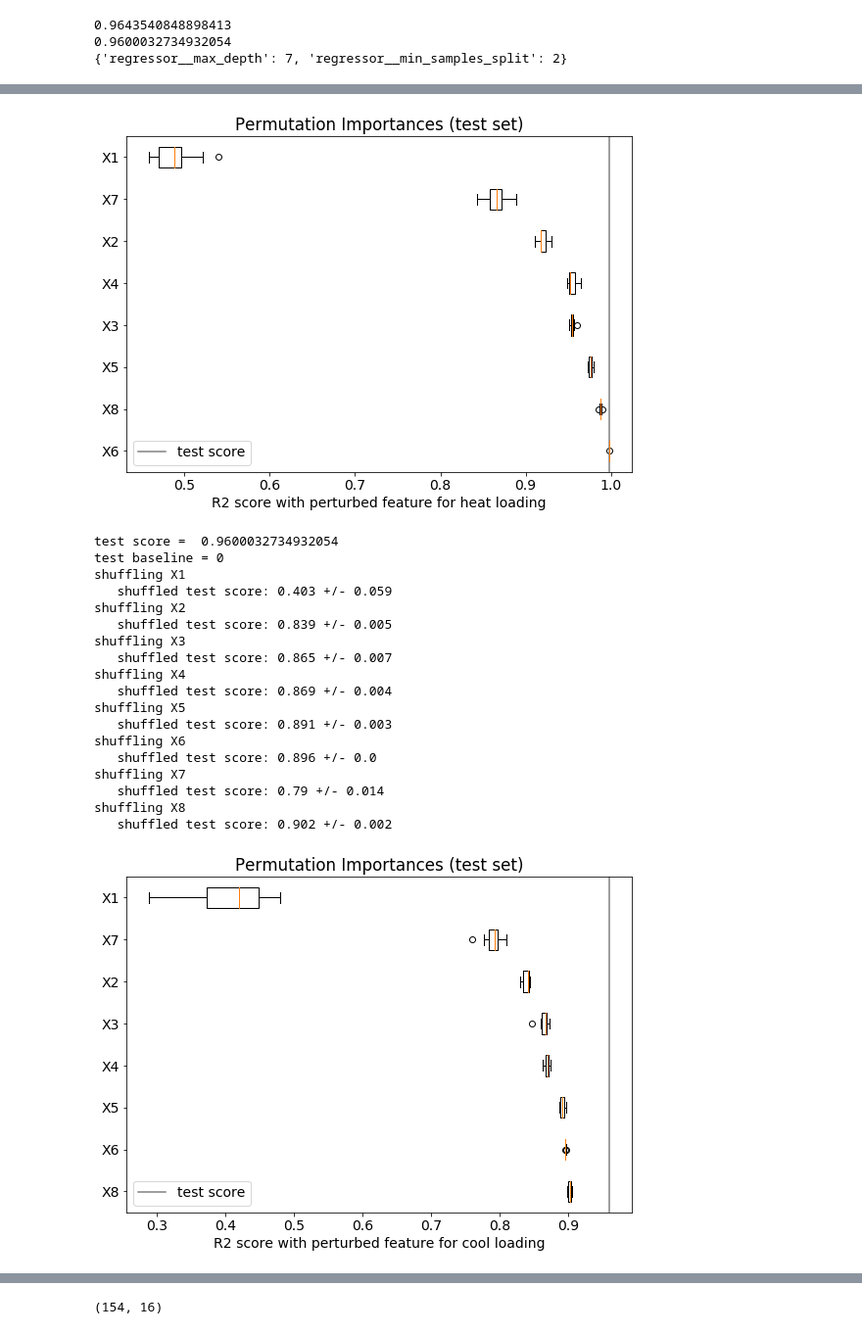
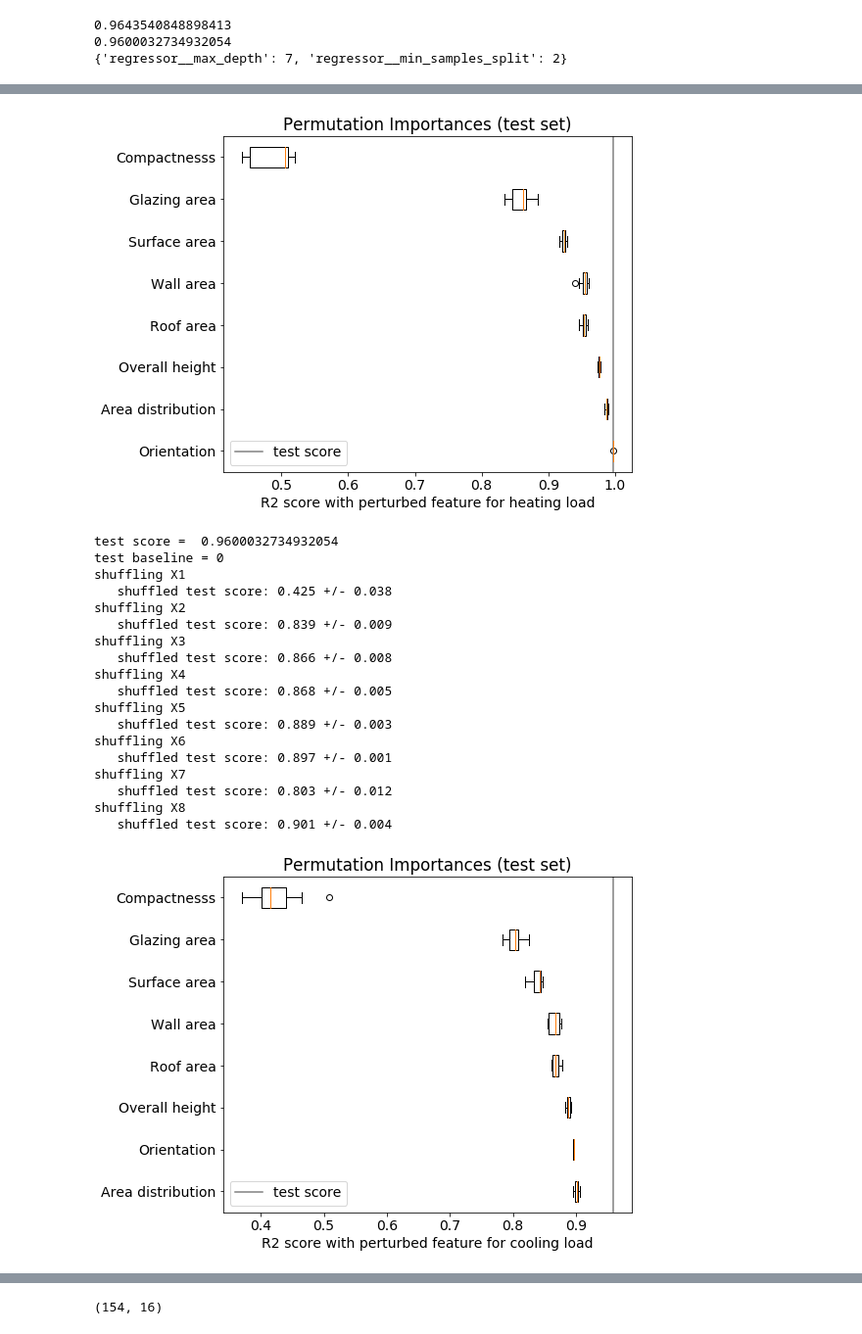
Before and after one commit to cengc13/DATA1030_final_project, a Jupyter notebook: src/features/feature_importance_regression.ipynb, the cells around one changed output, grey strips where cells are left out. Shown: that part at 98% size. Saved outputs shown, nothing was run; the diff lists cells and outputs as text; code cells hidden in the pictures.

```diff
--- a/src/features/feature_importance_regression.ipynb
+++ b/src/features/feature_importance_regression.ipynb
@@ -89,22 +64,0 @@ file.close()
-# %%
-file = open('../../results/lasso_grid.save', 'rb')
-grid, X_test, y_test = pickle.load(file)
-file.close()
-
-nr_runs = 10
-ftr_names = X_test.columns
-scores = np.zeros([len(ftr_names),nr_runs])
-
-test_score = grid.score(X_test,y_test)
-print('test score = ',test_score)
-print('test baseline = 0')
-# loop through the features
-for i in range(len(ftr_names)):
-    print('shuffling '+str(ftr_names[i]))
-    r2_scores = []
-    for j in range(nr_runs):
-        X_test_shuffled = X_test.copy()
-        X_test_shuffled[ftr_names[i]] = np.random.permutation(X_test[ftr_names[i]].values)
-        r2_scores.append(grid.score(X_test_shuffled,y_test))
-    print('   shuffled test score:',np.around(np.mean(r2_scores),3),'+/-',np.around(np.std(r2_scores),3))
-    scores[i] = r2_scores
@@ -132,11 +64,0 @@ from matplotlib import pyplot as plt
-# %%
-sorted_indcs = np.argsort(np.mean(scores,axis=1))[::-1]
-plt.rcParams.update({'font.size': 14})
-plt.figure(figsize=(8,6))
-plt.boxplot(scores[sorted_indcs].T,labels=ftr_names[sorted_indcs],vert=False)
-plt.axvline(test_score,label='test score' ,color='grey')
-plt.title("Permutation Importances (test set)")
-plt.xlabel('R2 score with perturbed feature')
-plt.legend()
-plt.tight_layout()
-plt.show()
@@ -228,16 +148,18 @@ shuffling X8
 # %%
 sorted_indcs = np.argsort(np.mean(scores,axis=1))[::-1]
+name_labels = [dict_names[ftr_names[_]] for _ in sorted_indcs]
 plt.rcParams.update({'font.size': 14})
 plt.figure(figsize=(8,6))
-plt.boxplot(scores[sorted_indcs].T,labels=ftr_names[sorted_indcs],vert=False)
+plt.boxplot(scores[sorted_indcs].T,labels=name_labels,vert=False)
 plt.axvline(test_score,label='test score' ,color='grey')
 plt.title("Permutation Importances (test set)")
-plt.xlabel('R2 score with perturbed feature for heat loading')
+plt.xlabel('R2 score with perturbed feature for heating load')
 plt.legend()
 plt.tight_layout()
+plt.savefig("../../figures/Y1_gfi_permutation.pdf")
 plt.show()
 # %% [output]
-[figure, old version]
+[figure, new version]
 # %%
 file = open('../../results/randomforestregressor_grid_Y2.save', 'rb')
 grid_2, X_test_2, y_test_2 = pickle.load(file)
@@ -264,31 +186,33 @@ for i in range(len(ftr_names)):
 test score =  0.9600032734932054
 test baseline = 0
 shuffling X1
-   shuffled test score: 0.403 +/- 0.059
+   shuffled test score: 0.425 +/- 0.038
 shuffling X2
-   shuffled test score: 0.839 +/- 0.005
+   shuffled test score: 0.839 +/- 0.009
 shuffling X3
-   shuffled test score: 0.865 +/- 0.007
+   shuffled test score: 0.866 +/- 0.008
 shuffling X4
-   shuffled test score: 0.869 +/- 0.004
+   shuffled test score: 0.868 +/- 0.005
 shuffling X5
-   shuffled test score: 0.891 +/- 0.003
+   shuffled test score: 0.889 +/- 0.003
 shuffling X6
-   shuffled test score: 0.896 +/- 0.0
+   shuffled test score: 0.897 +/- 0.001
 shuffling X7
-   shuffled test score: 0.79 +/- 0.014
+   shuffled test score: 0.803 +/- 0.012
 shuffling X8
-   shuffled test score: 0.902 +/- 0.002
+   shuffled test score: 0.901 +/- 0.004
 # %%
 sorted_indcs = np.argsort(np.mean(scores,axis=1))[::-1]
+name_labels = [dict_names[ftr_names[_]] for _ in sorted_indcs]
 plt.rcParams.update({'font.size': 14})
 plt.figure(figsize=(8,6))
-plt.boxplot(scores[sorted_indcs].T,labels=ftr_names[sorted_indcs],vert=False)
+plt.boxplot(scores[sorted_indcs].T,labels=name_labels,vert=False)
 plt.axvline(test_score,label='test score' ,color='grey')
 plt.title("Permutation Importances (test set)")
-plt.xlabel('R2 score with perturbed feature for cool loading')
+plt.xlabel('R2 score with perturbed feature for cooling load')
 plt.legend()
 plt.tight_layout()
+plt.savefig("../../figures/Y2_gfi_permutation.pdf")
 plt.show()
 # %% [output]
-[figure, old version]
+[figure, new version]
```
Also changed, not shown: parts of 35 cells of this notebook, 8 other files.
